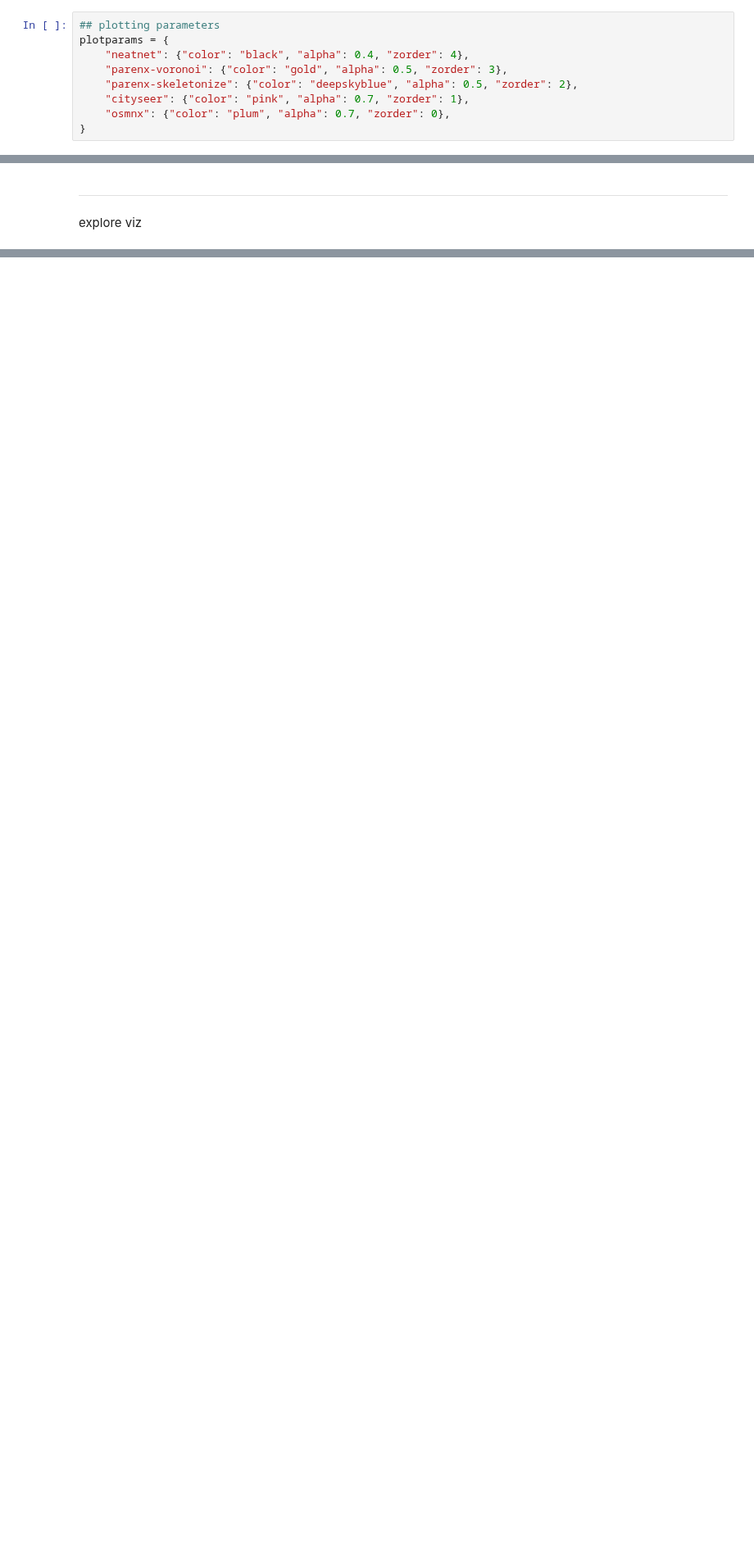
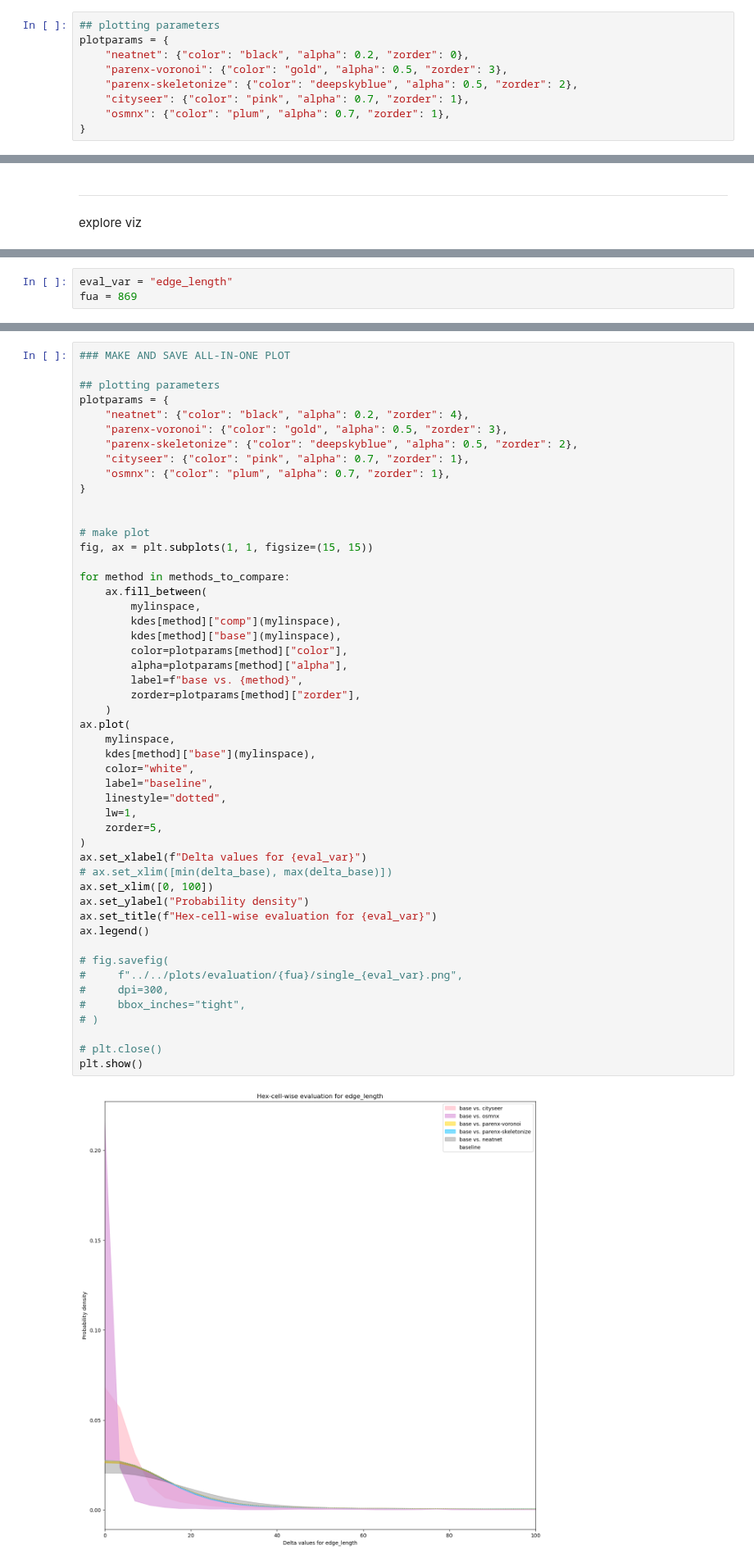
Before and after one commit to uscuni/simplification, a Jupyter notebook: notebooks/evaluation/evaluate.ipynb, the cells around one changed output, grey strips where cells are left out. Shown at 82% size. Saved outputs shown, nothing was run; the diff lists cells and outputs as text; blank space fills up the shorter version.

Commit message:
update evaluation plots nb

```diff
--- a/notebooks/evaluation/evaluate.ipynb
+++ b/notebooks/evaluation/evaluate.ipynb
@@ -151,11 +157,11 @@ for method in methods_to_evaluate:
 # %%
 ## plotting parameters
 plotparams = {
-    "neatnet": {"color": "black", "alpha": 0.4, "zorder": 4},
+    "neatnet": {"color": "black", "alpha": 0.2, "zorder": 0},
     "parenx-voronoi": {"color": "gold", "alpha": 0.5, "zorder": 3},
     "parenx-skeletonize": {"color": "deepskyblue", "alpha": 0.5, "zorder": 2},
     "cityseer": {"color": "pink", "alpha": 0.7, "zorder": 1},
-    "osmnx": {"color": "plum", "alpha": 0.7, "zorder": 0},
+    "osmnx": {"color": "plum", "alpha": 0.7, "zorder": 1},
 }
 # %%
 methods_to_compare = [
@@ -373,0 +394,3 @@ explore viz
+# %%
+eval_var = "edge_length"
+fua = 869
@@ -373,0 +444,52 @@ explore viz
+# %%
+### MAKE AND SAVE ALL-IN-ONE PLOT
+
+## plotting parameters
+plotparams = {
+    "neatnet": {"color": "black", "alpha": 0.2, "zorder": 4},
+    "parenx-voronoi": {"color": "gold", "alpha": 0.5, "zorder": 3},
+    "parenx-skeletonize": {"color": "deepskyblue", "alpha": 0.5, "zorder": 2},
+    "cityseer": {"color": "pink", "alpha": 0.7, "zorder": 1},
+    "osmnx": {"color": "plum", "alpha": 0.7, "zorder": 1},
+}
+
+
+# make plot
+fig, ax = plt.subplots(1, 1, figsize=(15, 15))
+
+for method in methods_to_compare:
+    ax.fill_between(
+        mylinspace,
+        kdes[method]["comp"](mylinspace),
+        kdes[method]["base"](mylinspace),
+        color=plotparams[method]["color"],
+        alpha=plotparams[method]["alpha"],
+        label=f"base vs. {method}",
+        zorder=plotparams[method]["zorder"],
+    )
+ax.plot(
+    mylinspace,
+    kdes[method]["base"](mylinspace),
+    color="white",
+    label="baseline",
+    linestyle="dotted",
+    lw=1,
+    zorder=5,
+)
+ax.set_xlabel(f"Delta values for {eval_var}")
+# ax.set_xlim([min(delta_base), max(delta_base)])
+ax.set_xlim([0, 100])
+ax.set_ylabel("Probability density")
+ax.set_title(f"Hex-cell-wise evaluation for {eval_var}")
+ax.legend()
+
+# fig.savefig(
+#     f"../../plots/evaluation/{fua}/single_{eval_var}.png",
+#     dpi=300,
+#     bbox_inches="tight",
+# )
+
+# plt.close()
+plt.show()
+# %% [output]
+[figure, added]
```
Also changed, not shown: parts of 11 cells of this notebook.
